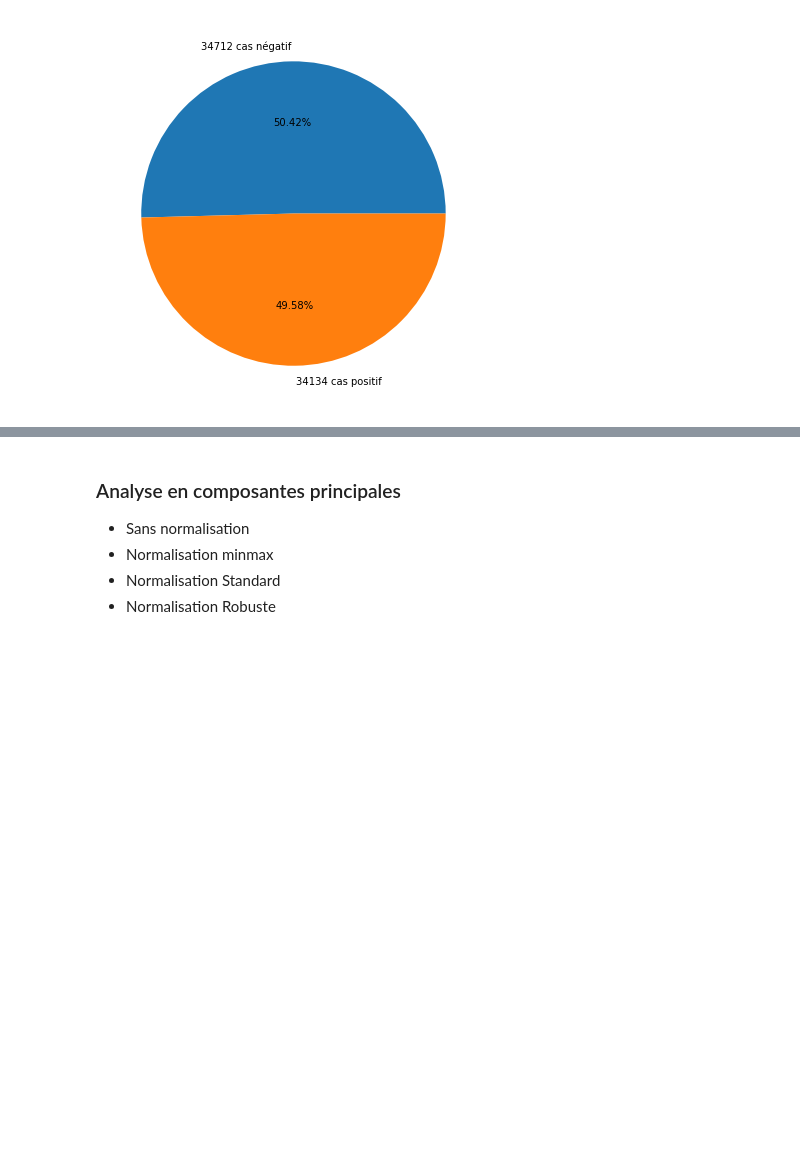
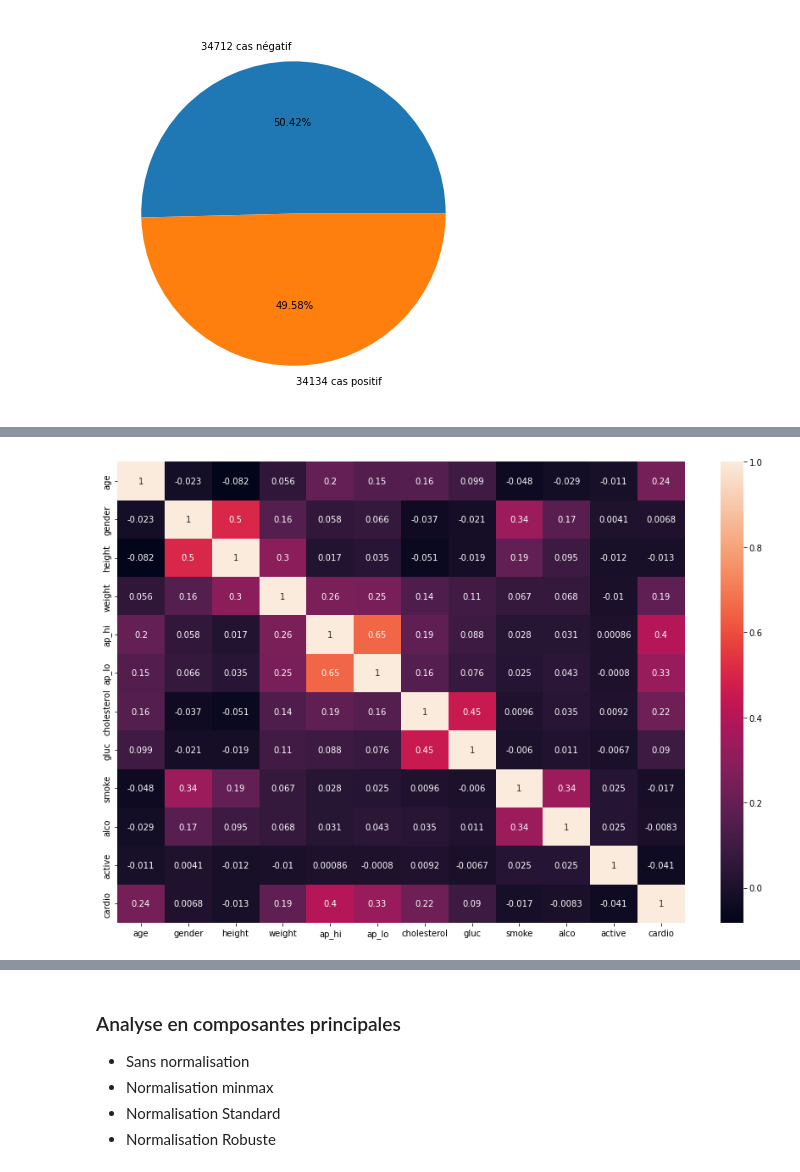
Before and after one commit to jpphi/prj_final, a Jupyter notebook: E1/E1_baseb12.ipynb, the cells around one changed output, grey strips where cells are left out. Cells and saved outputs as stored; diff of their text form; code cells hidden in the pictures; blank space fills up the shorter version.

```diff
--- a/E1/E1_baseb12.ipynb
+++ b/E1/E1_baseb12.ipynb
@@ -708,0 +711,10 @@ X_train, X_test, Y_train, Y_test= train_test_split(X, Y, test_size= 0.3, random_
+# %%
+
+
+
+corrMatrix =
+plt.figure(figsize=(15,10))
+sn.heatmap(dfbase.corr(), annot=True)
+plt.show()
+# %% [output]
+[figure, added]
```
Also changed, not shown: parts of 60 cells of this notebook, 6 other files.
